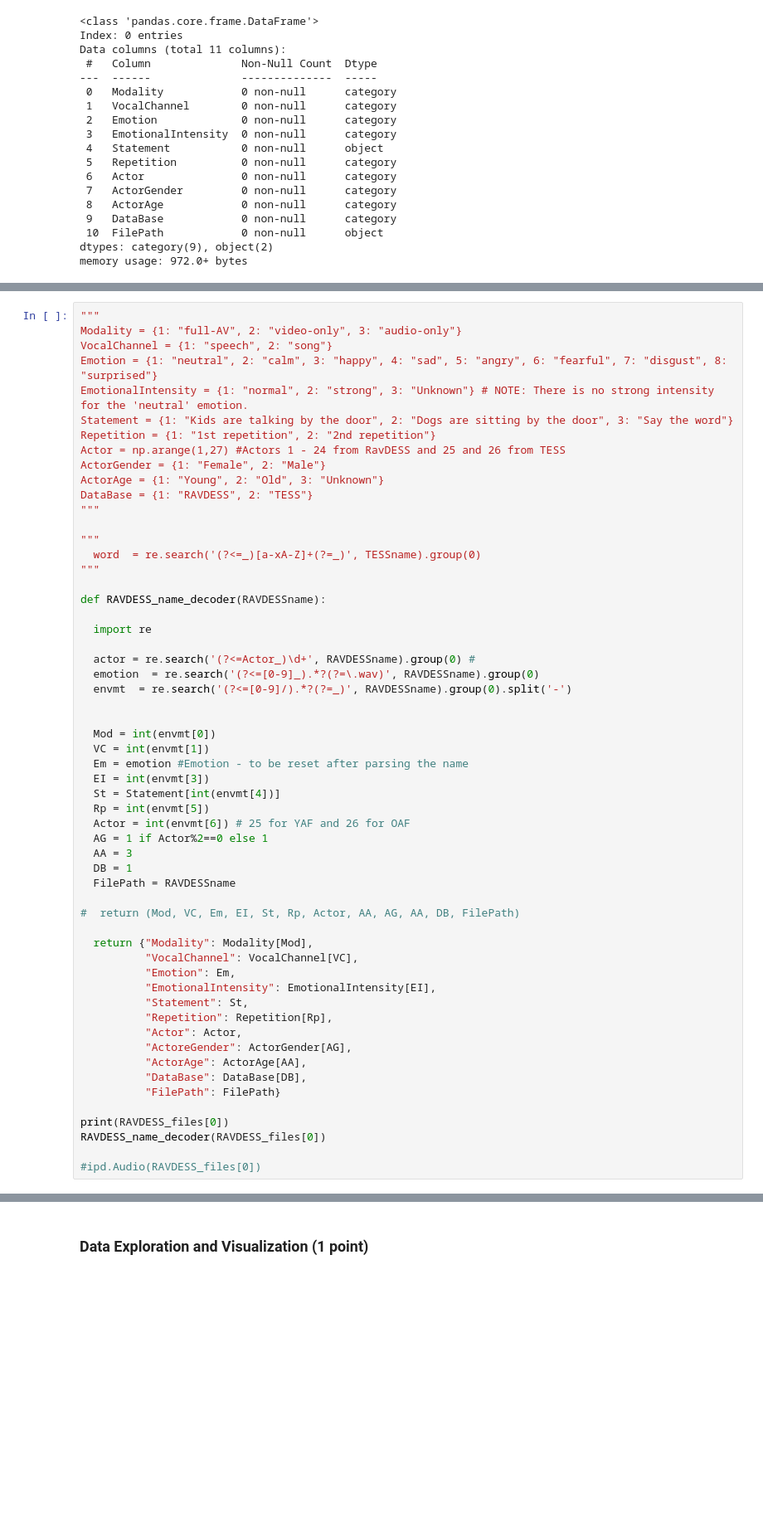
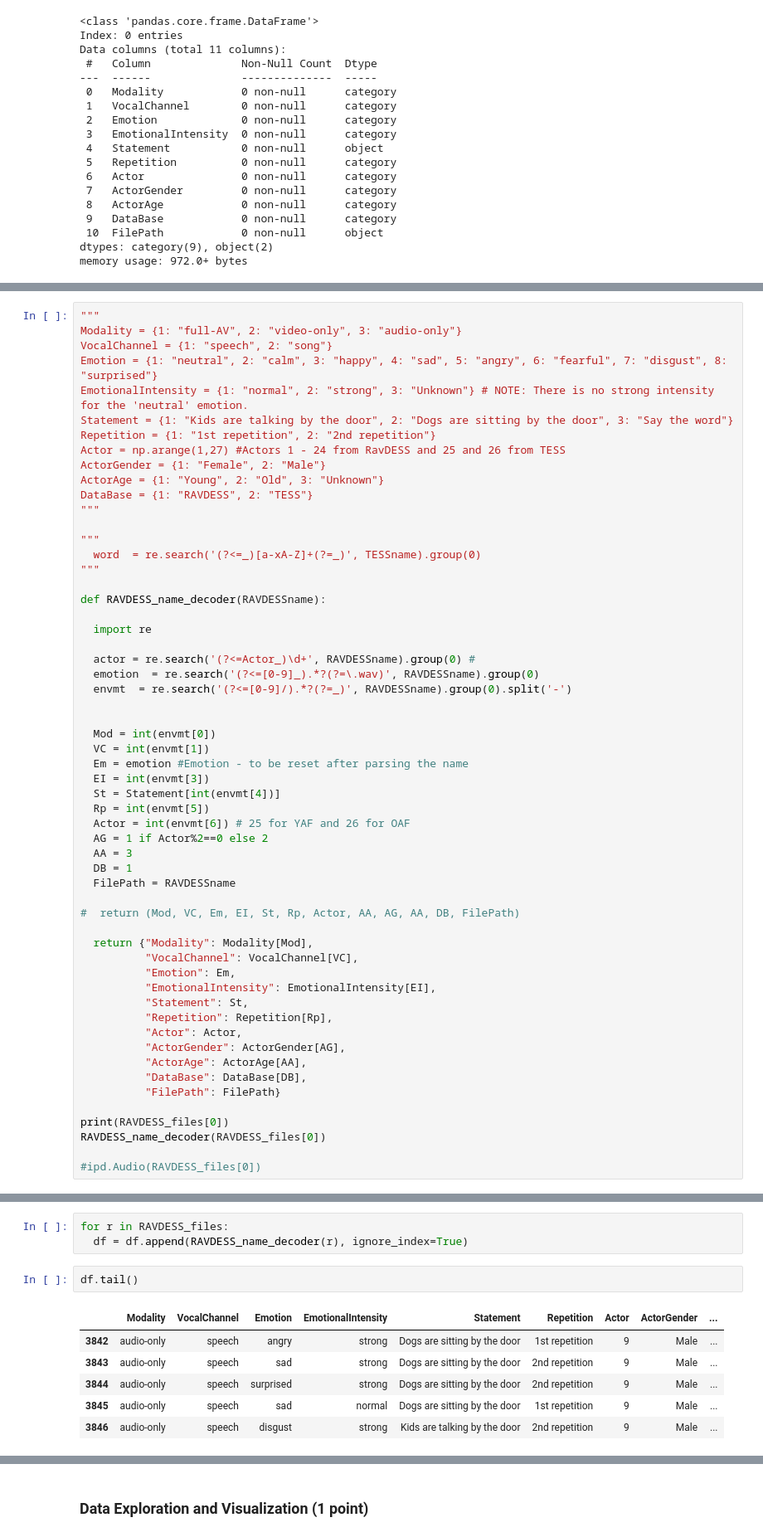
Before and after one commit to sauravdarsh/Mini-Project-Speech-Emotion-Classification, a Jupyter notebook: T7_Copy_of_M2_NB_MiniProject_3_Emotion_Classification_from_Speech.ipynb, the cells around one changed output, grey strips where cells are left out. Shown at 83% size. Cells and saved outputs as stored; diff of their text form; blank space fills up the shorter version.

```diff
--- a/T7_Copy_of_M2_NB_MiniProject_3_Emotion_Classification_from_Speech.ipynb
+++ b/T7_Copy_of_M2_NB_MiniProject_3_Emotion_Classification_from_Speech.ipynb
@@ -300,7 +302,7 @@ def RAVDESS_name_decoder(RAVDESSname):
   St = Statement[int(envmt[4])]
   Rp = int(envmt[5])
   Actor = int(envmt[6]) # 25 for YAF and 26 for OAF
-  AG = 1 if Actor%2==0 else 1
+  AG = 1 if Actor%2==0 else 2
   AA = 3
   DB = 1
   FilePath = RAVDESSname
@@ -314,7 +316,7 @@ def RAVDESS_name_decoder(RAVDESSname):
           "Statement": St,
           "Repetition": Repetition[Rp],
           "Actor": Actor,
-          "ActoreGender": ActorGender[AG],
+          "ActorGender": ActorGender[AG],
           "ActorAge": ActorAge[AA],
           "DataBase": DataBase[DB],
           "FilePath": FilePath}
@@ -345,0 +357,12 @@ for t in TESS_files:
+# %%
+for r in RAVDESS_files:
+  df = df.append(RAVDESS_name_decoder(r), ignore_index=True)
+# %%
+df.tail()
+# %% [output]
+|  | Modality | VocalChannel | Emotion | EmotionalIntensity | Statement | Repetition | Actor | ActorGender | ... |
+| 3842 | audio-only | speech | angry | strong | Dogs are sitting by the door | 1st repetition | 9 | Male | ... |
+| 3843 | audio-only | speech | sad | strong | Dogs are sitting by the door | 2nd repetition | 9 | Male | ... |
+| 3844 | audio-only | speech | surprised | strong | Dogs are sitting by the door | 2nd repetition | 9 | Male | ... |
+| 3845 | audio-only | speech | sad | normal | Dogs are sitting by the door | 1st repetition | 9 | Male | ... |
+| 3846 | audio-only | speech | disgust | strong | Kids are talking by the door | 2nd repetition | 9 | Male | ... |
```
Also changed, not shown: parts of 7 cells of this notebook.
